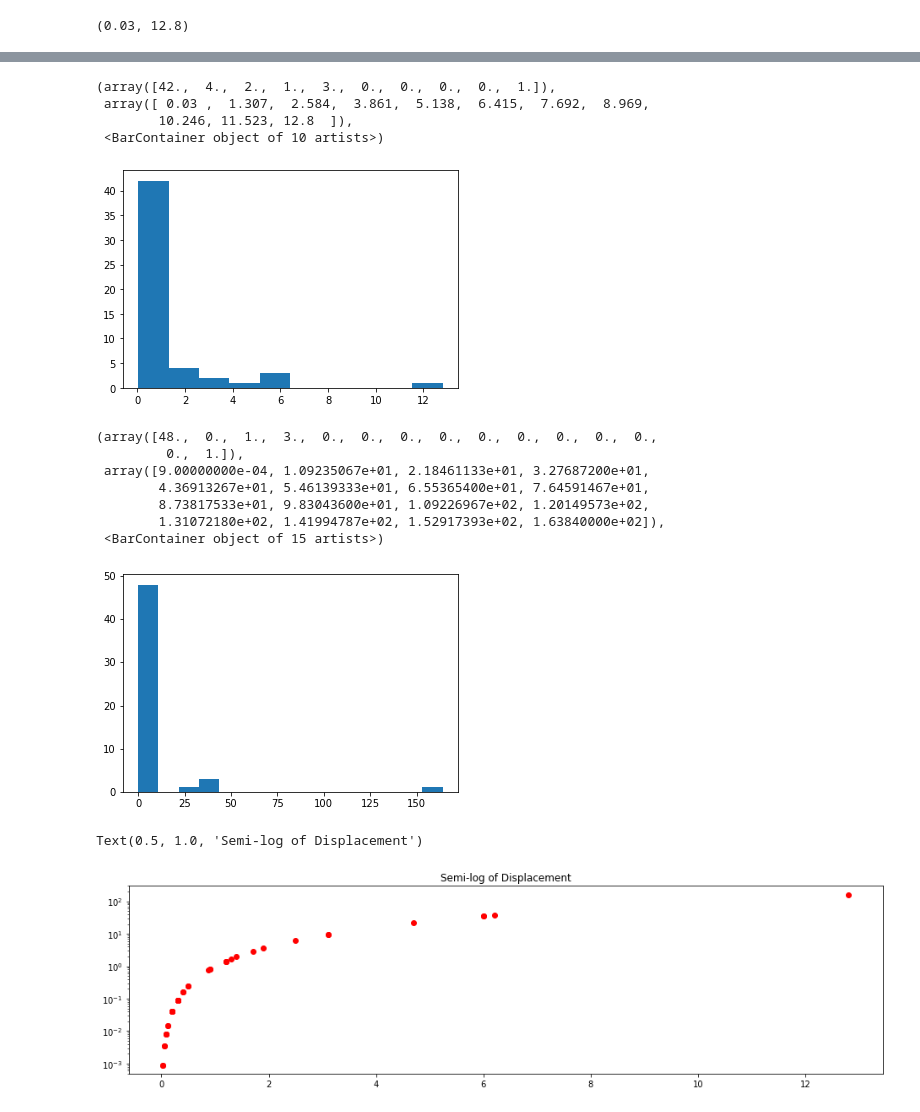
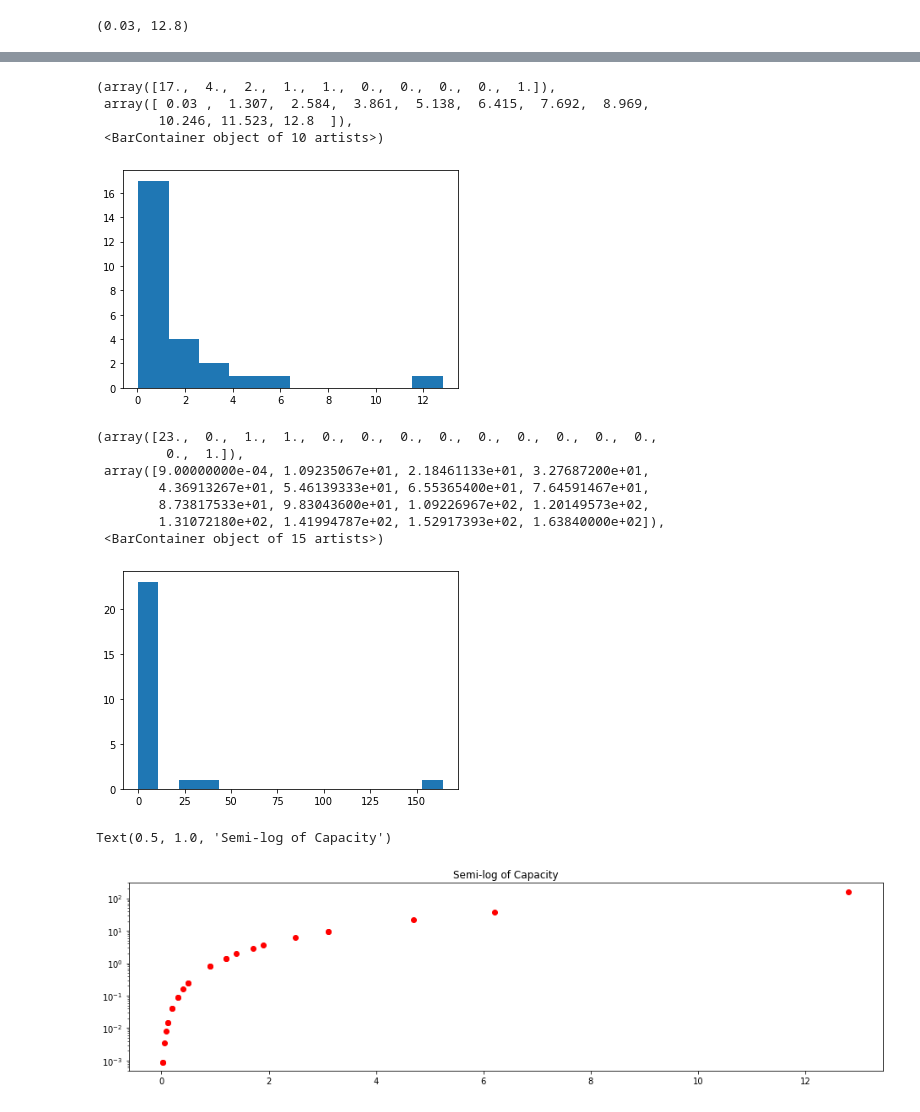
Before and after one commit to HWolf08/biophysics, a Jupyter notebook: Final Code.ipynb, the cells around one changed output, grey strips where cells are left out. Saved outputs shown, nothing was run; the diff lists cells and outputs as text; code cells hidden in the pictures.

```diff
--- a/Final Code.ipynb
+++ b/Final Code.ipynb
@@ -171,4 +216,8 @@ Lat = df['LatDegree']
 Capacity.min(), Capacity.max()
 # %% [output]
 (0.03, 12.8)
+# %%
+df= pd.read_csv('Focus_lat.csv')
+# %%
+Cap1 = df['Capacity']
 # %%
@@ -198,28 +283,28 @@ plt.plot(Lat, Capacity, 'x')
 # %%
-plt.hist(Capacity)
+plt.hist(Cap1)
 # %% [output]
-(array([42.,  4.,  2.,  1.,  3.,  0.,  0.,  0.,  0.,  1.]),
+(array([17.,  4.,  2.,  1.,  1.,  0.,  0.,  0.,  0.,  1.]),
  array([ 0.03 ,  1.307,  2.584,  3.861,  5.138,  6.415,  7.692,  8.969,
         10.246, 11.523, 12.8  ]),
  <BarContainer object of 10 artists>)
-[figure, old version]
+[figure, new version]
 # %%
-plt.hist(Capacity**2, bins = 15)
+plt.hist(Cap1**2, bins = 15)
 # %% [output]
-(array([48.,  0.,  1.,  3.,  0.,  0.,  0.,  0.,  0.,  0.,  0.,  0.,  0.,
+(array([23.,  0.,  1.,  1.,  0.,  0.,  0.,  0.,  0.,  0.,  0.,  0.,  0.,
          0.,  1.]),
  array([9.00000000e-04, 1.09235067e+01, 2.18461133e+01, 3.27687200e+01,
         4.36913267e+01, 5.46139333e+01, 6.55365400e+01, 7.64591467e+01,
         8.73817533e+01, 9.83043600e+01, 1.09226967e+02, 1.20149573e+02,
         1.31072180e+02, 1.41994787e+02, 1.52917393e+02, 1.63840000e+02]),
  <BarContainer object of 15 artists>)
-[figure, old version]
+[figure, new version]
 # %%
 plt.figure(figsize = (16,9))
-plt.subplot(2,1,1).semilogy(Capacity,Capacity**2, "or")
-plt.title('Semi-log of Displacement')
+plt.subplot(2,1,1).semilogy(Cap1,Cap1**2, "or")
+plt.title('Semi-log of Capacity')
 # %% [output]
-Text(0.5, 1.0, 'Semi-log of Displacement')
+Text(0.5, 1.0, 'Semi-log of Capacity')
-[figure, old version]
+[figure, new version]
 # %%
 plt.figure(figsize = (16,9))
```
Also changed, not shown: parts of 12 cells of this notebook, 1 other file.
